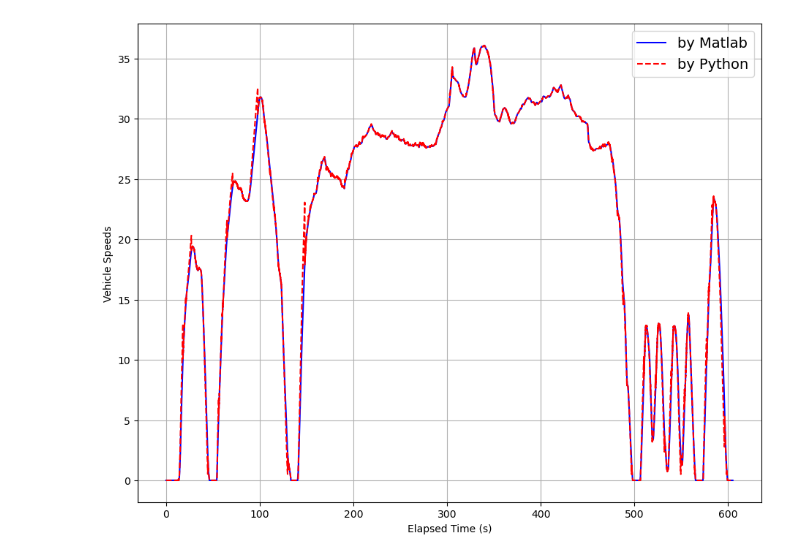
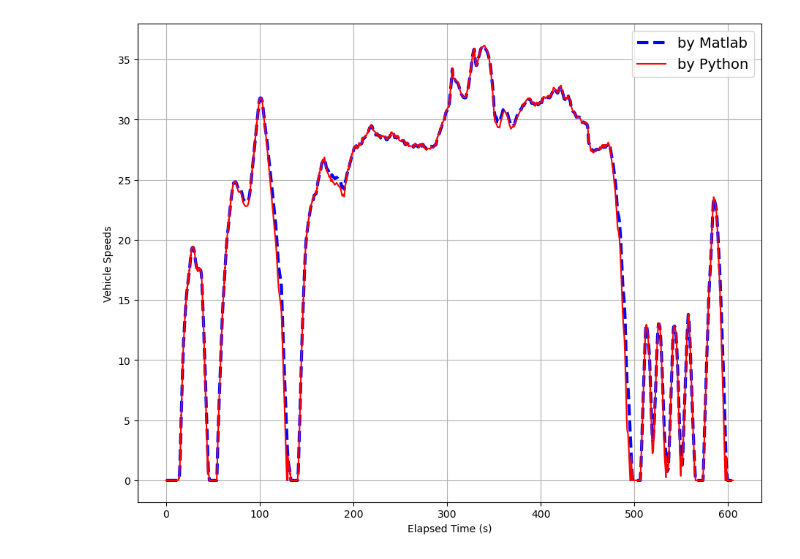
Before and after one commit to soduklee7/RWET, a Jupyter notebook: simulator.ipynb, the cells around one changed output. Drawn from its saved outputs; the diff is of its cells as text; code cells hidden in the pictures.

```diff
--- a/simulator.ipynb
+++ b/simulator.ipynb
@@ -233,20 +213,20 @@ RC_ST_V = spio.loadmat('data/RC_ST_V.mat', squeeze_me=True)
 RC_ST_V_t = RC_ST_V['t']
 RC_ST_V_in = RC_ST_V['in']
 RC_ST_V_out = RC_ST_V['out']
-dt1 = RC_ST_V_t[1] - RC_ST_V_t[0]
+dt = RC_ST_V_t[1] - RC_ST_V_t[0]
 
 RC_ST_V_out1 = np.zeros(len(RC_ST_V_out))
 for i in range(len(RC_ST_V_t)):
     t = RC_ST_V_t[i]
     icurr = RC_ST_V_in[i]
     if i == 0:
-        RC_ST_V_out1[i] = 0 # icurr * dt1
+        RC_ST_V_out1[i] = 0 # icurr * dt
     else:
-        RC_ST_V_out1[i] = RC_ST_V_out1[i-1] + icurr * dt1
+        RC_ST_V_out1[i] = RC_ST_V_out1[i-1] + icurr * dt
 
 fig1 = plt.figure(figsize=(11, 8.5))
-plt.plot(RC_ST_V_t, RC_ST_V_out, 'b-')
-plt.plot(RC_ST_V_t, RC_ST_V_out1, 'r--')
+plt.plot(RC_ST_V_t, RC_ST_V_out, 'b--', linewidth=3.0)
+plt.plot(RC_ST_V_t, RC_ST_V_out1, 'r-')
 
 plt.grid()
 plt.xlabel('Elapsed Time (s)')
@@ -262,7 +242,7 @@ batt_data = spio.loadmat('data/batt_data.mat', squeeze_me=True)
 batt_data_t = batt_data['t']
 batt_data_curr_in = batt_data['curr_in']
 batt_data_soc = batt_data['soc']
-dt1 = batt_data_t[1] - batt_data_t[0]
+dt = batt_data_t[1] - batt_data_t[0]
 
 batt_soc1 = np.zeros(len(batt_data_t))
 batt_capacity_s = 378000 # 52.5Ah * 2 parallel * 3600 sec
@@ -270,15 +250,15 @@ for i in range(len(batt_data_t)):
     t = batt_data_t[i]
     icurr = - batt_data_curr_in[i]
     if i == 0:
-        batt_soc1[i] = batt_data_soc[0] # icurr * dt1
+        batt_soc1[i] = batt_data_soc[0] # icurr * dt
     else:
-        batt_soc1[i] = batt_soc1[i-1] + (icurr/batt_capacity_s) * dt1
+        batt_soc1[i] = batt_soc1[i-1] + (icurr/batt_capacity_s) * dt
 
     if batt_soc1[i] > 0.99: batt_soc1[i] = 0.99
 
 fig1 = plt.figure(figsize=(11, 8.5))
-plt.plot(batt_data_t, batt_data_soc, 'b-')
-plt.plot(batt_data_t, batt_soc1, 'r--')
+plt.plot(batt_data_t, batt_data_soc, 'b--', linewidth=3.0)
+plt.plot(batt_data_t, batt_soc1, 'r-')
 
 plt.grid()
 plt.xlabel('Elapsed Time (s)')
@@ -290,44 +270,65 @@ plt.legend(['by Matlab', 'by Python'], fontsize=14, loc='upper right')
 # %%
+import numpy as np
+import scipy.io as spio
+import matplotlib
+import matplotlib.pyplot as plt
+import sys
+from scipy import interpolate
+
 veh_data = spio.loadmat('data/veh_data.mat', squeeze_me=True)
 veh_data_t = veh_data['t']
 veh_data_tract_force_N = veh_data['tract_force_N']
 veh_data_mass_kg = veh_data['mass_kg']
+veh_data_spd_mps_in = veh_data['spd_mps_in']
 vehspd_mps = veh_data['spd_mps']
 veh_data_dist_m = veh_data['dist_m']
-dt1 = veh_data_t[1] - veh_data_t[0]
+dt = veh_data_t[1] - veh_data_t[0]
 
 vehspd_mps1 = np.zeros(len(veh_data_t))
 veh_data_dist_m1 = np.zeros(len(veh_data_t))
-print('dt1 =', dt1, ' size of t_cyc =', len(veh_data_t))
+# print('dt =', dt, ' size of t_cyc =', len(veh_data_t))
 
-for i in range(len(veh_data_t)):
-    a_out_i = veh_data_tract_force_N[i] / veh_data_mass_kg[i]
-    if i == 0:
-        vehspd_mps1[i] = 0
-        veh_data_dist_m1[i] = 0
-    else:
-        vehspd_mps1[i] = vehspd_mps1[i - 1] + a_out_i * dt1
-        a_delta = ((vehspd_mps[i] - vehspd_mps[i - 1]) / dt1) - a_out_i
-        v_delta = vehspd_mps1[i] - vehspd_mps[i]
-        if (vehspd_mps1[i] > 0) and (a_out_i != a_delta) and (np.abs(v_delta) > 0.01):
-            if (v_delta > 0) and (abs(a_delta) <= 0.1):
-                vehspd_mps1[i] = vehspd_mps1[i] - v_delta
-            elif (v_delta < 0) and (abs(a_delta) <= 0.1):
-                vehspd_mps1[i] = vehspd_mps1[i] + 0.1
+vehspd_mps1[0] = vehspd_mps[0]
+veh_data_dist_m1[0] = veh_data_dist_m[0]
+for i in range(1, len(veh_data_t)):
+    a_out = veh_data_tract_force_N[i] / veh_data_mass_kg[i]
+    vehspd_mps1[i] = Vehicle.speed_integrator(dt, a_out, vehspd_mps1[i-1], vehspd_mps[i])
 
-        if (vehspd_mps1[i] < 0.1): vehspd_mps1[i] = 0.0
+    # a_out_i = veh_data_tract_force_N[i] / veh_data_mass_kg[i]
+    # if i == 0:
+    #     vehspd_mps1[i] = 0
+    #     veh_data_dist_m1[i] = 0
+    # else:
+    #     vehspd_mps1[i] = vehspd_mps1[i - 1] + a_out_i * dt
+    #     a_delta = ((vehspd_mps[i] - vehspd_mps[i - 1]) / dt) - a_out_i
+    #     v_delta = vehspd_mps1[i] - vehspd_mps[i]
+    #     if (vehspd_mps1[i] > 0) and (a_out_i != a_delta) and (np.abs(v_delta) > 0.01):
+    #         if (v_delta > 0) and (abs(a_delta) <= 0.1):
+    #             vehspd_mps1[i] = vehspd_mps1[i] - v_delta
+    #         elif (v_delta < 0) and (abs(a_delta) <= 0.1):
+    #             vehspd_mps1[i] = vehspd_mps1[i] + 0.1
 
-        if (vehspd_mps1[i] < 0.5) and (vehspd_mps[i] > 0.5):
-            vehspd_mps1[i] = vehspd_mps[i]
+    #     if (vehspd_mps1[i] < 0.1): vehspd_mps1[i] = 0.0
 
-        veh_data_dist_m1[i] = veh_data_dist_m1[i - 1] + vehspd_mps1[i] * dt1
+    # if (vehspd_mps1[i] < 0.5) and (vehspd_mps[i] > 0.5) and (vehspd_mps[i] < 2.0): vehspd_mps1[i] = vehspd_mps[i]
+
+    veh_data_dist_m1[i] = veh_data_dist_m1[i - 1] + vehspd_mps1[i] * dt
 
 fig1 = plt.figure(figsize=(11, 8.5))
-plt.plot(veh_data_t, vehspd_mps, 'b-')
-plt.plot(veh_data_t, vehspd_mps1, 'r--')
+plt.plot(veh_data_t, vehspd_mps, 'b--', linewidth=3.0)
+plt.plot(veh_data_t, vehspd_mps1, 'r-')
 
 plt.grid()
 plt.xlabel('Elapsed Time (s)')
 plt.ylabel('Vehicle Speeds')
 plt.legend(['by Matlab', 'by Python'], fontsize=14, loc='upper right')
+
+fig1 = plt.figure(figsize=(11, 8.5))
+plt.plot(veh_data_t, veh_data_dist_m, 'b--', linewidth=3.0)
+plt.plot(veh_data_t, veh_data_dist_m1, 'r-')
+
+plt.grid()
+# plt.xlabel('Elapsed Time (s)')
+plt.ylabel('VMT (m)')
+# plt.legend(['by Matlab', 'by Python'], fontsize=14, loc='upper left')
 # %% [output]
@@ -336 +336 @@ dt1 = 0.01  size of t_cyc = 60502
-[figure, old version]
+[figure, new version]
```
Also changed, not shown: parts of 10 cells of this notebook, 3 other files.
